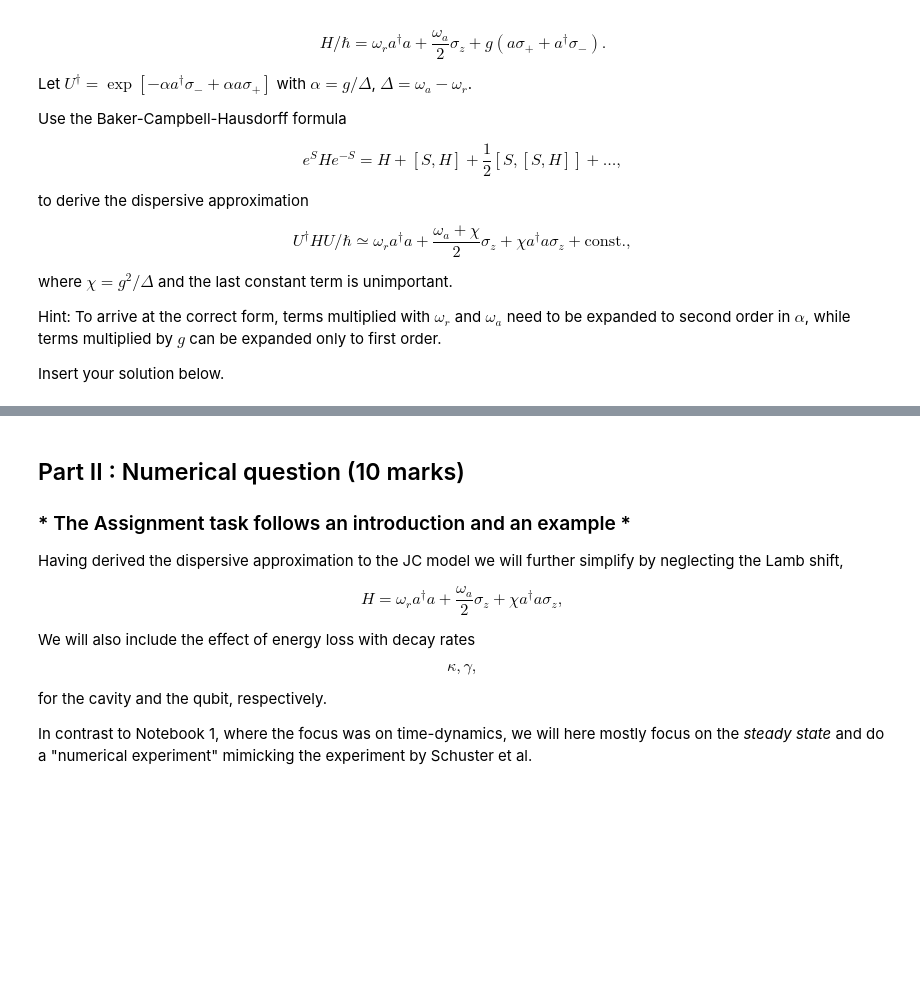
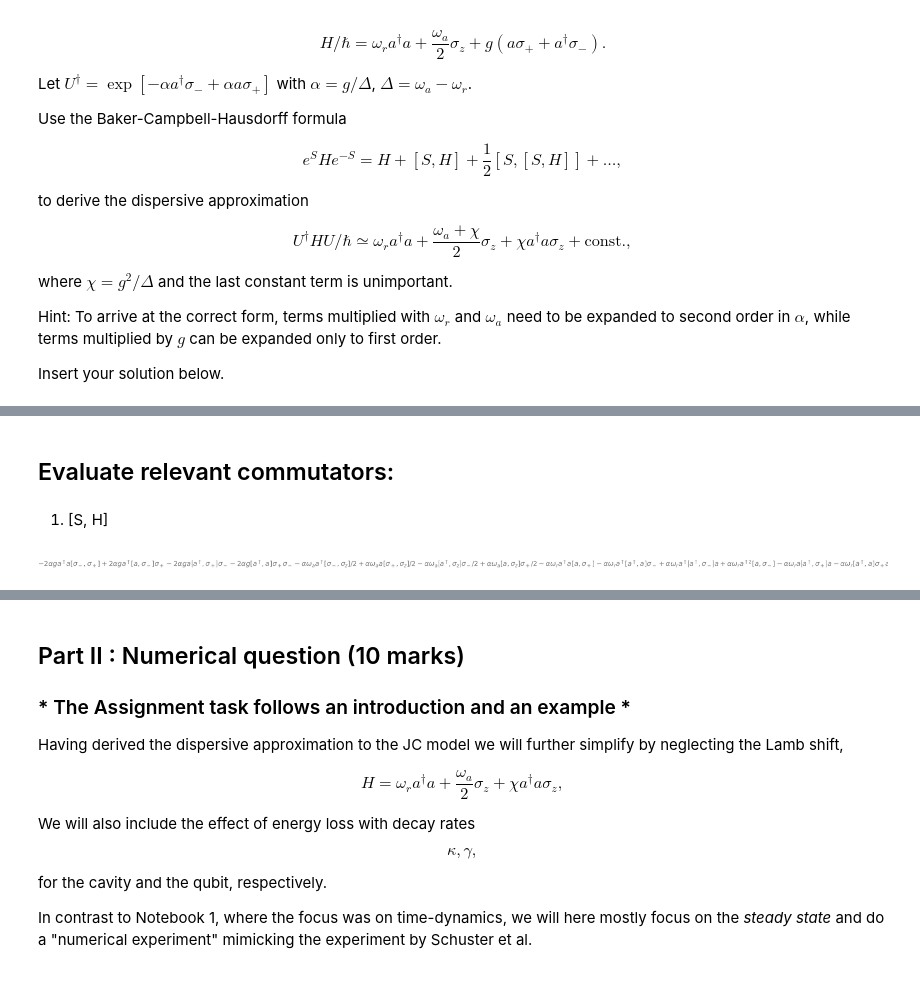
Before and after one commit to jmoo2880/honours-coursework, a Jupyter notebook: Assignments/Assignment 1 - The dispersive regime - final.ipynb, the cells around one changed output, grey strips where cells are left out. Cells and saved outputs as stored; diff of their text form; code cells hidden in the pictures; blank space fills up the shorter version.

```diff
--- a/Assignments/Assignment 1 - The dispersive regime - final.ipynb
+++ b/Assignments/Assignment 1 - The dispersive regime - final.ipynb
@@ -33,0 +78,10 @@ Insert your solution below.
+# %% [markdown]
+## Evaluate relevant commutators:
+# %% [markdown]
+1. [S, H]
+# %%
+comm_S_H = Commutator(s, HJC)
+comm_S_H = comm_S_H.expand(commutator=True).expand(commutator=True).expand(commutator=True).expand(commutator=True)
+comm_S_H
+# %% [output]
+[figure, added]
```
Also changed, not shown: parts of 27 cells of this notebook, 16 other files.
